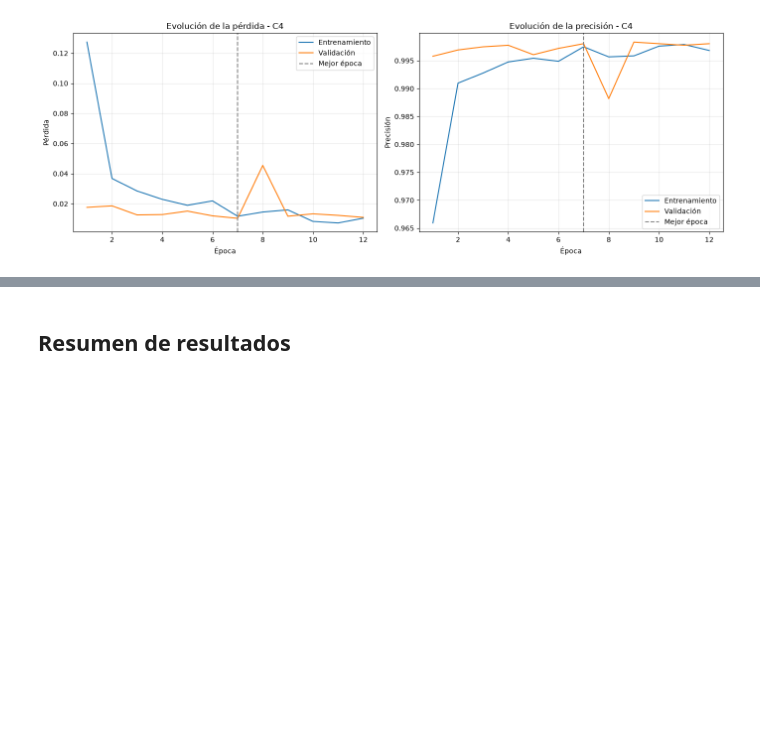
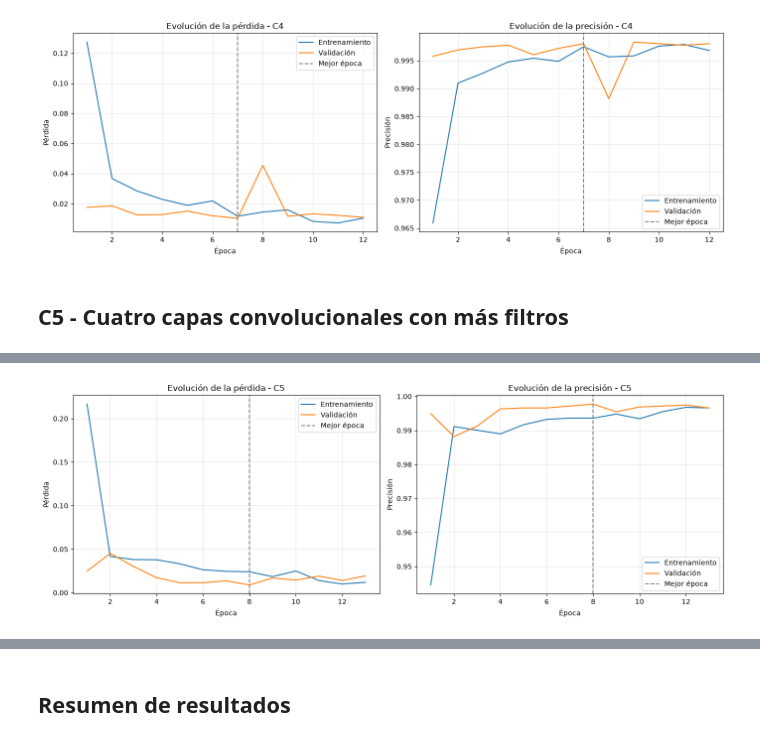
Before and after one commit to AprendizajeAutomaticoII/Practica-I, a Jupyter notebook: 2-busqueda-manual.ipynb, the cells around one changed output, grey strips where cells are left out. Drawn from its saved outputs; the diff is of its cells as text; code cells hidden in the pictures; blank space fills up the shorter version.

```diff
--- a/2-busqueda-manual.ipynb
+++ b/2-busqueda-manual.ipynb
@@ -82,3 +82,8 @@ modelo_c4, historial_c4 = ejecutar_configuracion('C4', tam_imagen=96)
 Parada anticipada: 5 épocas sin mejorar la pérdida de validación
 Mejor época: 7 | Tiempo total: 400.2 segundos
 [figure]
+# %% [markdown]
+## C5 - Cuatro capas convolucionales con más filtros
+# %%
+modelo_c5, historial_c5 = ejecutar_configuracion('C5', filtros=(32, 64, 128, 256))
+# %% [output]
@@ -84,0 +105 @@ Mejor época: 7 | Tiempo total: 400.2 segundos
+[figure, added]
```
Also changed, not shown: parts of 9 cells of this notebook, 24 other files.
